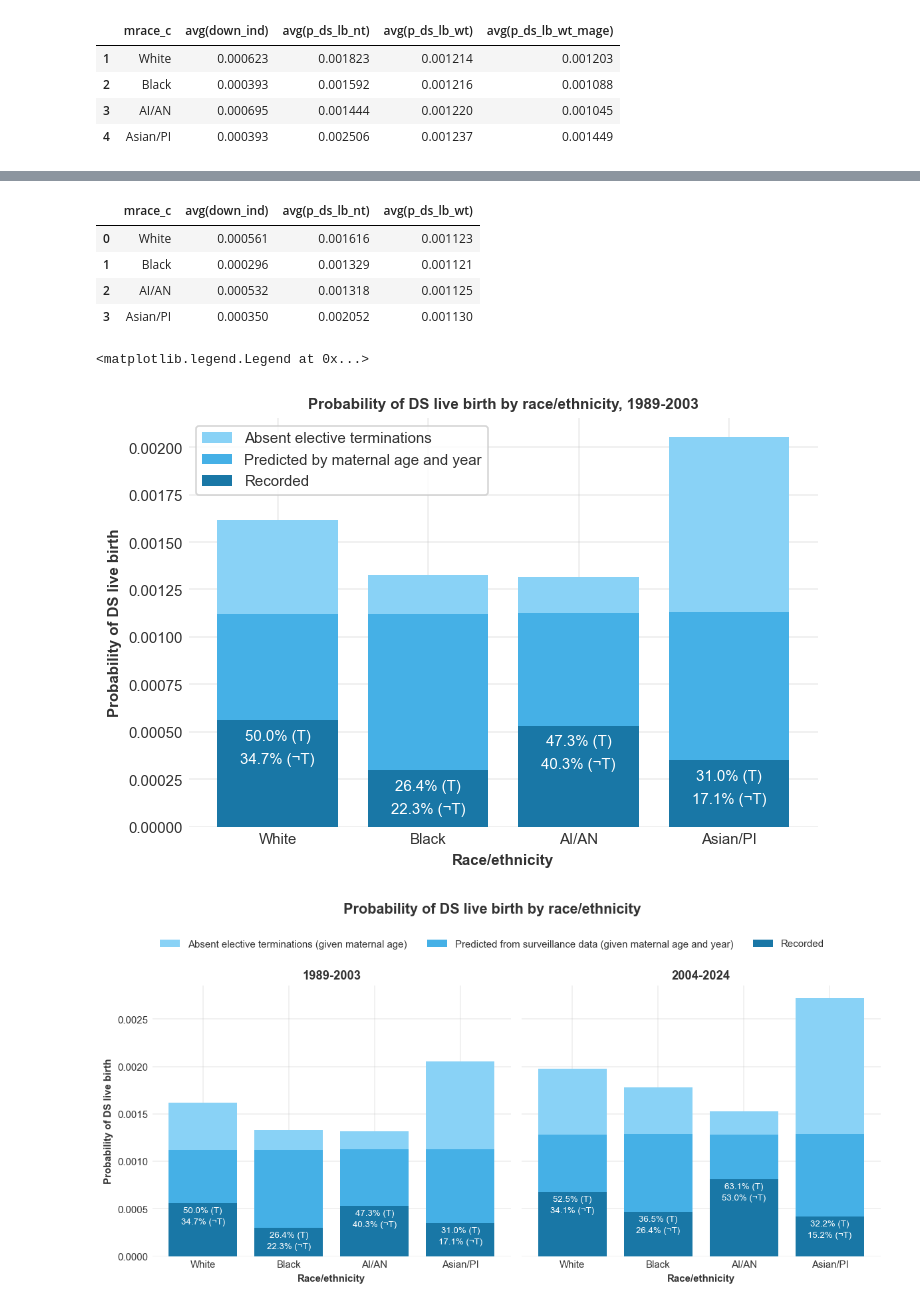
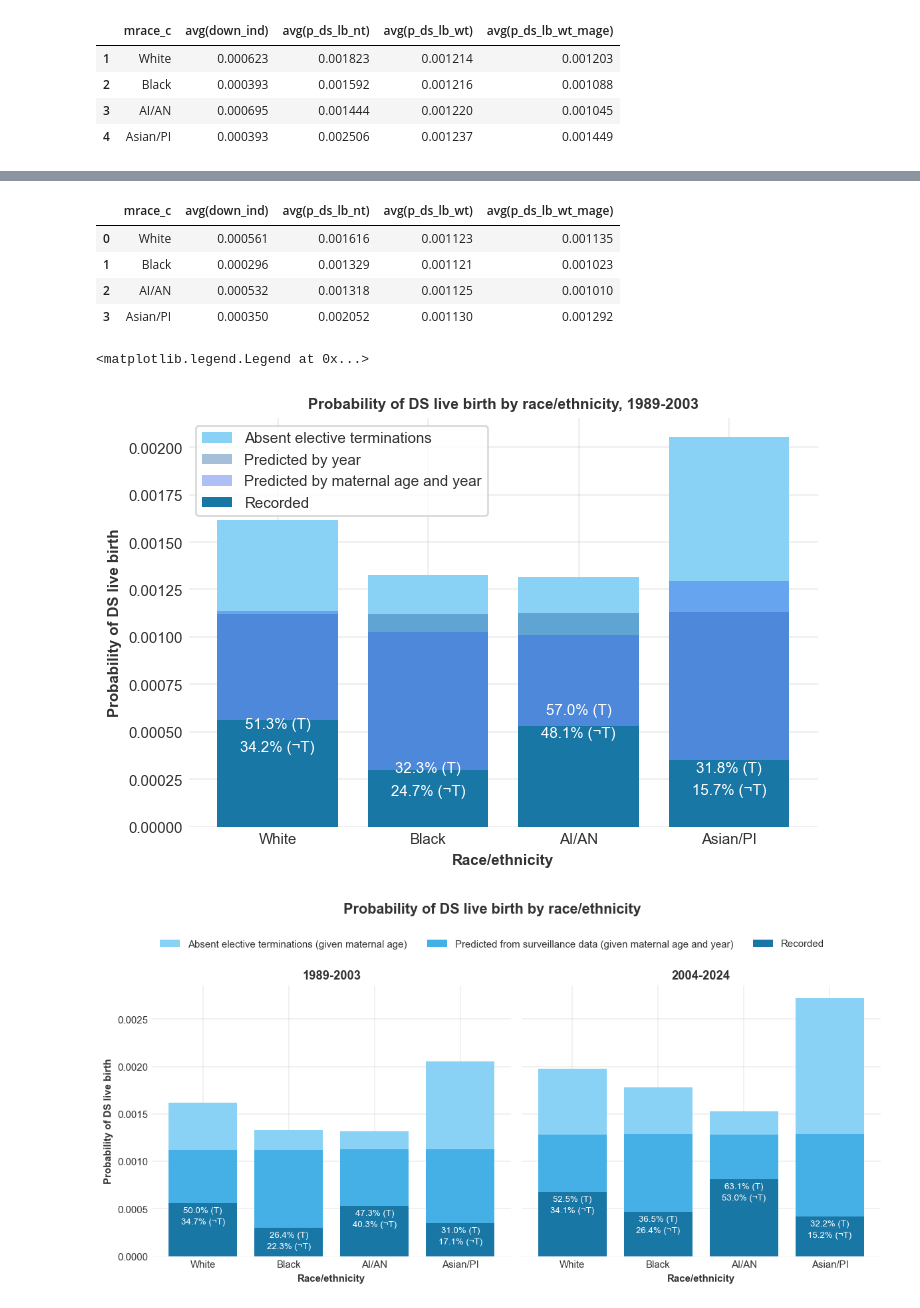
Before and after one commit to frankbuckley/ds-births-populations, a Jupyter notebook: projects/us-birth-certificates/notes-race-ethnicity.ipynb, the cells around one changed output, grey strips where cells are left out. Cells and saved outputs as stored; diff of their text form; code cells hidden in the pictures.

```diff
--- a/projects/us-birth-certificates/notes-race-ethnicity.ipynb
+++ b/projects/us-birth-certificates/notes-race-ethnicity.ipynb
@@ -279,7 +280,13 @@ plt.bar(
 plt.bar(
     mrace_c_totals_2004_df["mrace_c"],
     mrace_c_totals_2004_df["avg(p_ds_lb_wt)"],
-    color="#45b0e6",
+    color="#2060a066",
+    label="Predicted by year",
+)
+plt.bar(
+    mrace_c_totals_2004_df["mrace_c"],
+    mrace_c_totals_2004_df["avg(p_ds_lb_wt_mage)"],
+    color="#3360e666",
     label="Predicted by maternal age and year",
 )
 plt.bar(
@@ -288,7 +295,7 @@ plt.bar(
     color="#1977a6",
     label="Recorded",
 )
-for i, row in mrace_c_totals_2004_df.iterrows():
+for i, row in mrace_c_totals_df.iterrows():
     plt.text(
         i - 1,
         row["avg(down_ind)"] - 0.00024,
@@ -297,7 +304,7 @@ for i, row in mrace_c_totals_2004_df.iterrows():
         va="bottom",
         color="white",
     )
-for i, row in mrace_c_totals_2004_df.iterrows():
+for i, row in mrace_c_totals_df.iterrows():
     plt.text(
         i - 1,
         row["avg(down_ind)"] - 0.00012,
@@ -318,7 +325,8 @@ mrace_c_totals_1989_df = (
         mrace_c,
         AVG(down_ind),
         AVG(p_ds_lb_nt),
-        AVG(p_ds_lb_wt)
+        AVG(p_ds_lb_wt),
+        AVG(p_ds_lb_wt_mage)
         FROM us_births
         WHERE year < 2004
         GROUP BY mrace_c;
@@ -332,11 +340,11 @@ mrace_c_totals_1989_df["mrace_c"] = mrace_c_totals_1989_df["mrace_c"].map(
 )
 mrace_c_totals_1989_df
 # %% [output]
-|  | mrace_c | avg(down_ind) | avg(p_ds_lb_nt) | avg(p_ds_lb_wt) |
-| 0 | White | 0.000561 | 0.001616 | 0.001123 |
-| 1 | Black | 0.000296 | 0.001329 | 0.001121 |
-| 2 | AI/AN | 0.000532 | 0.001318 | 0.001125 |
-| 3 | Asian/PI | 0.000350 | 0.002052 | 0.001130 |
+|  | mrace_c | avg(down_ind) | avg(p_ds_lb_nt) | avg(p_ds_lb_wt) | avg(p_ds_lb_wt_mage) |
+| 0 | White | 0.000561 | 0.001616 | 0.001123 | 0.001135 |
+| 1 | Black | 0.000296 | 0.001329 | 0.001121 | 0.001023 |
+| 2 | AI/AN | 0.000532 | 0.001318 | 0.001125 | 0.001010 |
+| 3 | Asian/PI | 0.000350 | 0.002052 | 0.001130 | 0.001292 |
 # %%
 plt.figure(figsize=(6, 4))
 plt.title("Probability of DS live birth by race/ethnicity, 1989-2003")
@@ -349,39 +357,45 @@ plt.bar(
     label="Absent elective terminations",
 )
 plt.bar(
     mrace_c_totals_1989_df["mrace_c"],
     mrace_c_totals_1989_df["avg(p_ds_lb_wt)"],
-    color="#45b0e6",
+    color="#2060a066",
+    label="Predicted by year",
+)
+plt.bar(
+    mrace_c_totals_1989_df["mrace_c"],
+    mrace_c_totals_1989_df["avg(p_ds_lb_wt_mage)"],
+    color="#3360e666",
     label="Predicted by maternal age and year",
 )
 plt.bar(
     mrace_c_totals_1989_df["mrace_c"],
     mrace_c_totals_1989_df["avg(down_ind)"],
     color="#1977a6",
     label="Recorded",
 )
-for i, row in mrace_c_totals_1989_df.iterrows():
+for i, row in mrace_c_totals_df.iterrows():
     plt.text(
-        i,
+        i - 1,
         row["avg(down_ind)"] - 0.00024,
         f"{(row['avg(down_ind)'] / row['avg(p_ds_lb_nt)'] * 100):.1f}% (¬T)",
         ha="center",
         va="bottom",
         color="white",
     )
-for i, row in mrace_c_totals_1989_df.iterrows():
+for i, row in mrace_c_totals_df.iterrows():
     plt.text(
-        i,
+        i - 1,
         row["avg(down_ind)"] - 0.00012,
         f"{(row['avg(down_ind)'] / row['avg(p_ds_lb_wt)'] * 100):.1f}% (T)",
         ha="center",
         va="bottom",
         color="white",
     )
 plt.legend()
 # %% [output]
 <matplotlib.legend.Legend at 0x...>
-[figure, old version]
+[figure, new version]
 # %%
 fig, axs = plt.subplots(1, 2, figsize=(10, 5), sharey=True)
 
```
Also changed, not shown: parts of 4 cells of this notebook, 1 other file.
